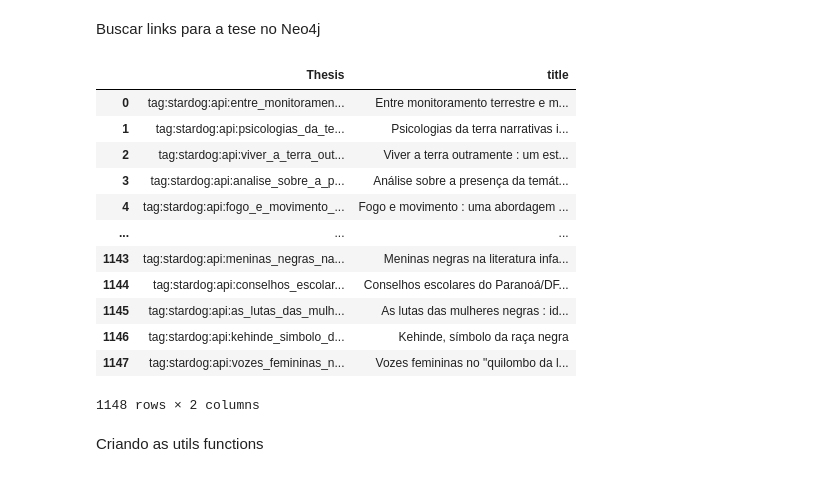
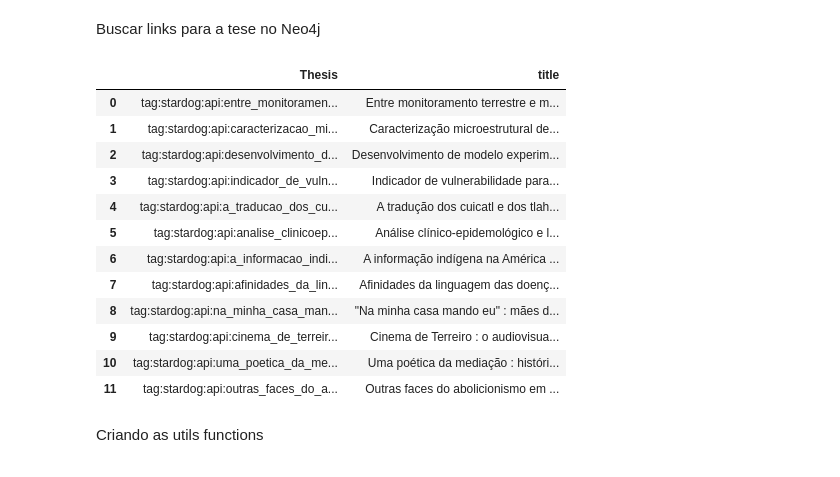
Before and after one commit to fabiocorreacordeiro/Indigenous-Slavery-KG, a Jupyter notebook: data/crawler_bibliotecas/Crawler UNB.ipynb, the cells around one changed output. Saved outputs shown, nothing was run; the diff lists cells and outputs as text; code cells hidden in the pictures.

```diff
--- a/data/crawler_bibliotecas/Crawler UNB.ipynb
+++ b/data/crawler_bibliotecas/Crawler UNB.ipynb
@@ -47,45 +47,51 @@ match (t:Thesis)-[:publisher]-(uni:University{uri:'tag:stardog:api:UNB'})
 where (not (t:Thesis)-[:BFO_0000050]-(:Exerpt)) and  exists {(t{processed:true})}
 return distinct(t["uri"]) as Thesis, t["repository"] as repository
 """
 
 # Query to retrive theses with few pages and their repositories.
 query3 = """
 MATCH (t:Thesis)-[:publisher]-(uni:University{uri:'tag:stardog:api:UNB'})
 Match (t:Thesis)-[:BFO_0000050]-(e:Exerpt)
 RETURN count(e) as pages, t["uri"] as Thesis, t["repository"] as repository
  order by (pages) limit 40
 """
 
 query4 = """
 MATCH (t:Thesis)-[:publisher]-(uni:University{uri:'tag:stardog:api:UNB'})
 WHERE NOT EXISTS {(t{processed:true})}
 RETURN distinct(t["uri"]) as Thesis, t["title"] as title
 """
 
+query5 = """
+MATCH (t:Thesis {processed: true})-[:publisher]-(uni:University {uri: 'tag:stardog:api:UNB'})
+WHERE NOT (t)--(:Exerpt)
+RETURN distinct(t["uri"]) as Thesis, t["title"] as title
+"""
+
 graph = GraphDatabase.driver(NEO4J_URL, auth=(NEO4J_USERNAME, NEO4J_PASSWORD))
 results = graph.execute_query(query4).records
 graph.close()
 
 #results = graph.query(query2)
 # Convert the results to a DataFrame
 #thesis_repository = pd.DataFrame(results, columns=["pages", "Thesis", "repository"])
 thesis_repository = pd.DataFrame(results, columns=["Thesis", "title"])
-thesis_repository = thesis_repository.reset_index(drop=True)
+thesis_repository = thesis_repository.reset_index(drop=True)  #[7:]
 thesis_repository
 # %% [output]
 |  | Thesis | title |
 | 0 | tag:stardog:api:entre_monitoramen... | Entre monitoramento terrestre e m... |
-| 1 | tag:stardog:api:psicologias_da_te... | Psicologias da terra narrativas i... |
-| 2 | tag:stardog:api:viver_a_terra_out... | Viver a terra outramente : um est... |
-| 3 | tag:stardog:api:analise_sobre_a_p... | Análise sobre a presença da temát... |
-| 4 | tag:stardog:api:fogo_e_movimento_... | Fogo e movimento : uma abordagem ... |
-| ... | ... | ... |
-| 1143 | tag:stardog:api:meninas_negras_na... | Meninas negras na literatura infa... |
-| 1144 | tag:stardog:api:conselhos_escolar... | Conselhos escolares do Paranoá/DF... |
-| 1145 | tag:stardog:api:as_lutas_das_mulh... | As lutas das mulheres negras : id... |
-| 1146 | tag:stardog:api:kehinde_simbolo_d... | Kehinde, símbolo da raça negra |
-| 1147 | tag:stardog:api:vozes_femininas_n... | Vozes femininas no "quilombo da l... |
+| 1 | tag:stardog:api:caracterizacao_mi... | Caracterização microestrutural de... |
+| 2 | tag:stardog:api:desenvolvimento_d... | Desenvolvimento de modelo experim... |
+| 3 | tag:stardog:api:indicador_de_vuln... | Indicador de vulnerabilidade para... |
+| 4 | tag:stardog:api:a_traducao_dos_cu... | A tradução dos cuicatl e dos tlah... |
+| 5 | tag:stardog:api:analise_clinicoep... | Análise clínico-epidemológico e l... |
+| 6 | tag:stardog:api:a_informacao_indi... | A informação indígena na América ... |
+| 7 | tag:stardog:api:afinidades_da_lin... | Afinidades da linguagem das doenç... |
+| 8 | tag:stardog:api:na_minha_casa_man... | "Na minha casa mando eu" : mães d... |
+| 9 | tag:stardog:api:cinema_de_terreir... | Cinema de Terreiro : o audiovisua... |
+| 10 | tag:stardog:api:uma_poetica_da_me... | Uma poética da mediação : históri... |
+| 11 | tag:stardog:api:outras_faces_do_a... | Outras faces do abolicionismo em ... |
-1148 rows × 2 columns
 # %% [markdown]
 Criando as utils functions
 # %%
```
Also changed, not shown: parts of 3 cells of this notebook, 5 other files.
